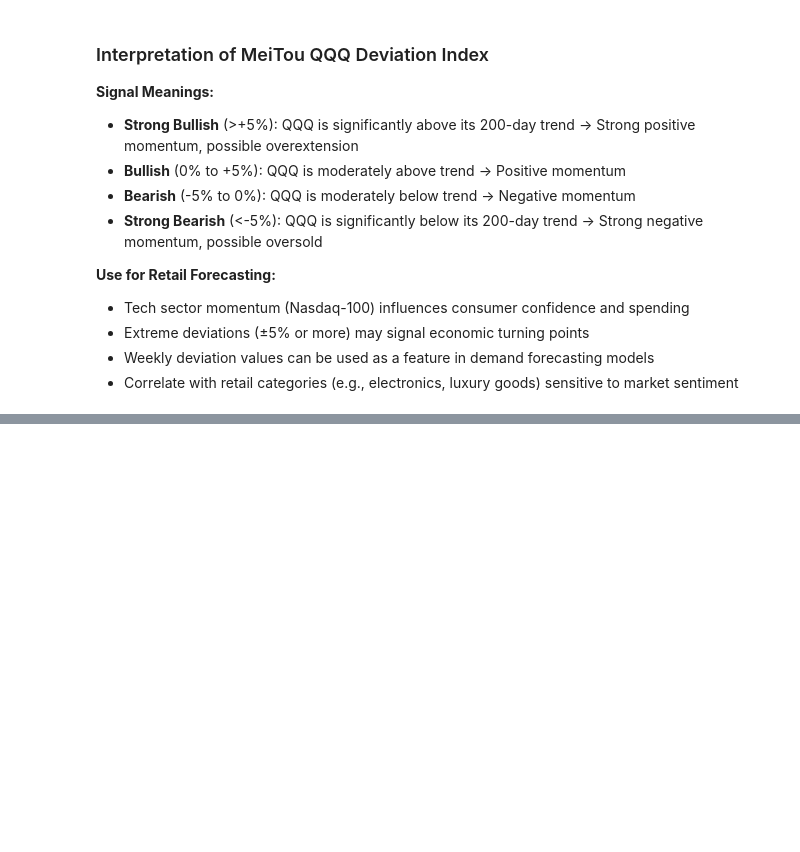
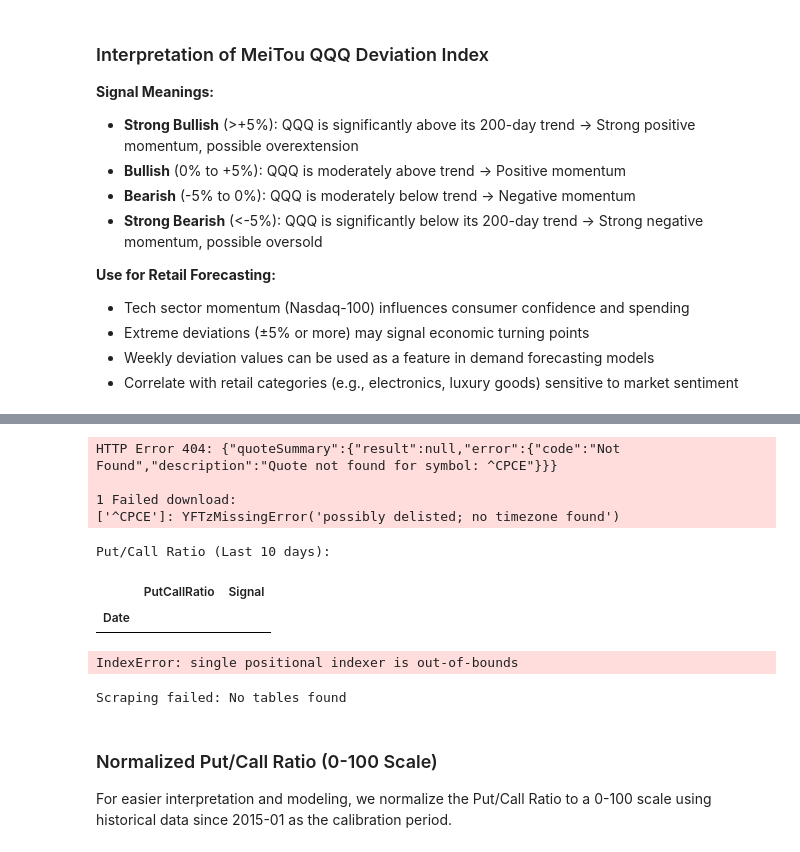
Before and after one commit to azk1r1n/finance_metrics, a Jupyter notebook: src/notebooks/custom_metrics.ipynb, the cells around one changed output, grey strips where cells are left out. Saved outputs shown, nothing was run; the diff lists cells and outputs as text; code cells hidden in the pictures; blank space fills up the shorter version.

Commit message:
Add Custom Metrics.

```diff
--- a/src/notebooks/custom_metrics.ipynb
+++ b/src/notebooks/custom_metrics.ipynb
@@ -261,0 +284,43 @@ plt.show()
+# %%
+# Calculate Put/Call Ratio
+pcr = custom.get_put_call_ratio(start_date=START_DATE, end_date=END_DATE)
+
+print("Put/Call Ratio (Last 10 days):")
+display(pcr.tail(10))
+
+# Show current status
+current_pcr = pcr['PutCallRatio'].iloc[-1]
+current_signal = pcr['Signal'].iloc[-1]
+print(f"\nCurrent Put/Call Ratio: {current_pcr:.4f}")
+print(f"Current Signal: {current_signal}")
+# %% [output]
+HTTP Error 404: {"quoteSummary":{"result":null,"error":{"code":"Not Found","description":"Quote not found for symbol: ^CPCE"}}}
+
+1 Failed download:
+['^CPCE']: YFTzMissingError('possibly delisted; no timezone found')
+Put/Call Ratio (Last 10 days):
+|  | PutCallRatio | Signal |
+| Date |  |  |
+IndexError: single positional indexer is out-of-bounds
+# %%
+import pandas as pd
+import requests
+
+# AlphaQuery stores the CBOE Total P/C Ratio in a viewable table
+# You might need to spoof the User-Agent to avoid being blocked
+url = "https://www.alphaquery.com/stock/US-Market/volatility-option-statistics/120-day/put-call-ratio-volume"
+headers = {'User-Agent': 'Mozilla/5.0'}
+
+try:
+    # Use pandas to extract tables directly from the HTML
+    dfs = pd.read_html(requests.get(url, headers=headers).text)
+
+    # Usually the relevant data is in the first or second table
+    df_ratio = dfs[0]
+    print(df_ratio.head())
+
+    # Now you have the 120-day history for free
+except Exception as e:
+    print(f"Scraping failed: {e}")
+# %% [output]
+Scraping failed: No tables found
@@ -261,0 +375,4 @@ plt.show()
+# %% [markdown]
+### Normalized Put/Call Ratio (0-100 Scale)
+
+For easier interpretation and modeling, we normalize the Put/Call Ratio to a 0-100 scale using historical data since 2015-01 as the calibration period.
```
Also changed, not shown: parts of 10 cells of this notebook, 7 other files.
